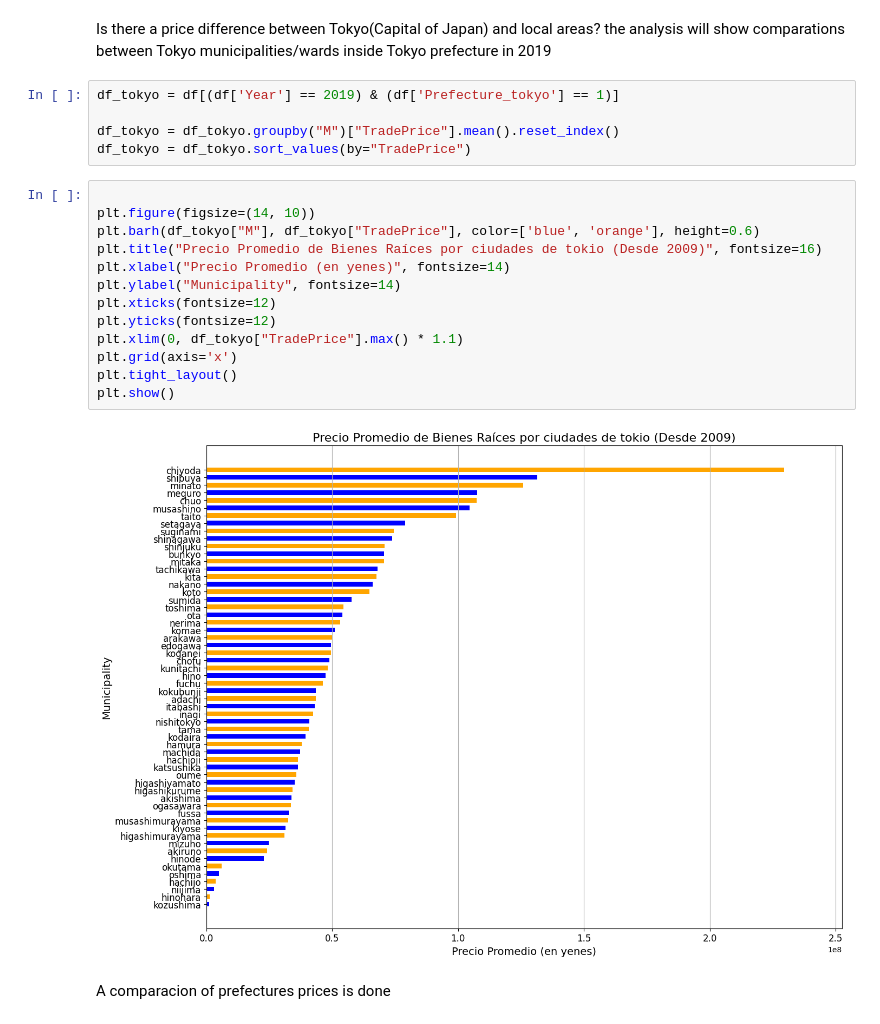
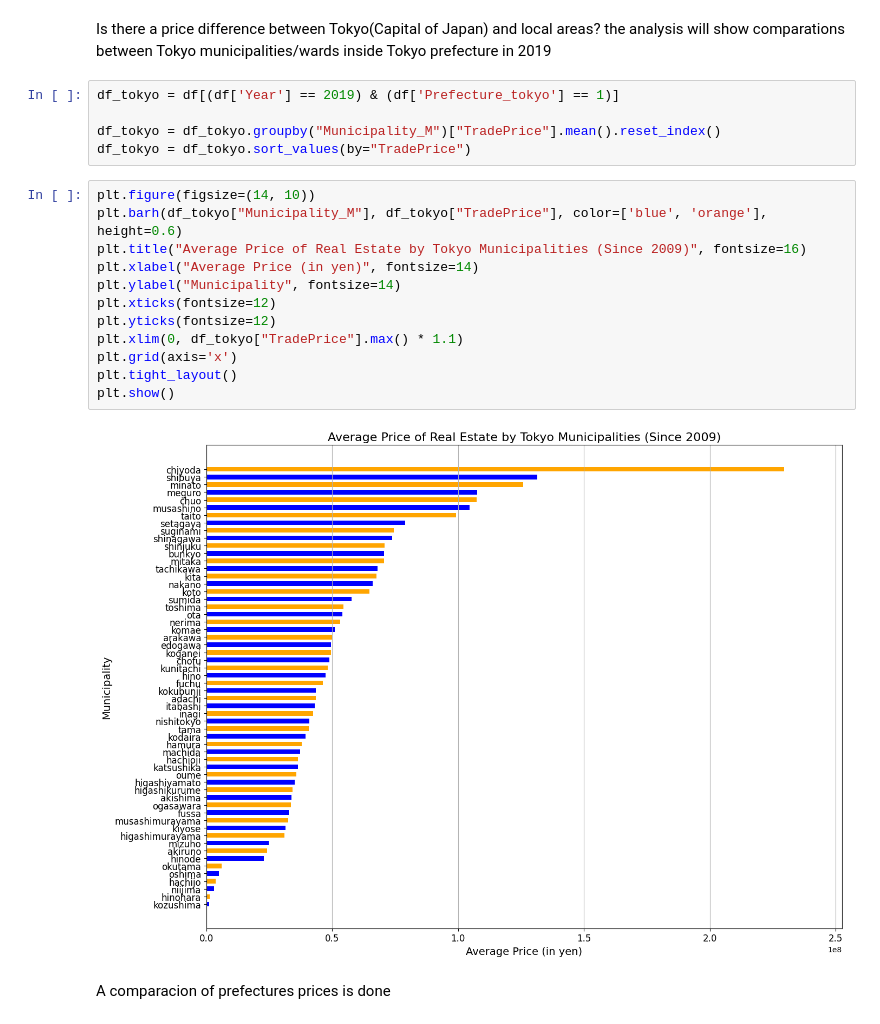
Before and after one commit to SiR0N/Japan_Real_Estate_Prices, a Jupyter notebook: questions.ipynb, the cells around one changed output. Saved outputs shown, nothing was run; the diff lists cells and outputs as text.

```diff
--- a/questions.ipynb
+++ b/questions.ipynb
@@ -71,23 +71,22 @@ the analysis will show comparations between Tokyo municipalities/wards inside To
 # %%
 df_tokyo = df[(df['Year'] == 2019) & (df['Prefecture_tokyo'] == 1)]
 
-df_tokyo = df_tokyo.groupby("M")["TradePrice"].mean().reset_index()
+df_tokyo = df_tokyo.groupby("Municipality_M")["TradePrice"].mean().reset_index()
 df_tokyo = df_tokyo.sort_values(by="TradePrice")
 # %%
-
 plt.figure(figsize=(14, 10))
-plt.barh(df_tokyo["M"], df_tokyo["TradePrice"], color=['blue', 'orange'], height=0.6)
-plt.title("Precio Promedio de Bienes Raíces por ciudades de tokio (Desde 2009)", fontsize=16)
-plt.xlabel("Precio Promedio (en yenes)", fontsize=14)
+plt.barh(df_tokyo["Municipality_M"], df_tokyo["TradePrice"], color=['blue', 'orange'], height=0.6)
+plt.title("Average Price of Real Estate by Tokyo Municipalities (Since 2009)", fontsize=16)
+plt.xlabel("Average Price (in yen)", fontsize=14)
 plt.ylabel("Municipality", fontsize=14)
 plt.xticks(fontsize=12)
 plt.yticks(fontsize=12)
 plt.xlim(0, df_tokyo["TradePrice"].max() * 1.1)
 plt.grid(axis='x')
 plt.tight_layout()
 plt.show()
 # %% [output]
-[figure, old version]
+[figure, new version]
 # %% [markdown]
 A comparacion of prefectures prices is done
 # %%
```
Also changed, not shown: parts of 10 cells of this notebook, 1 other file.
